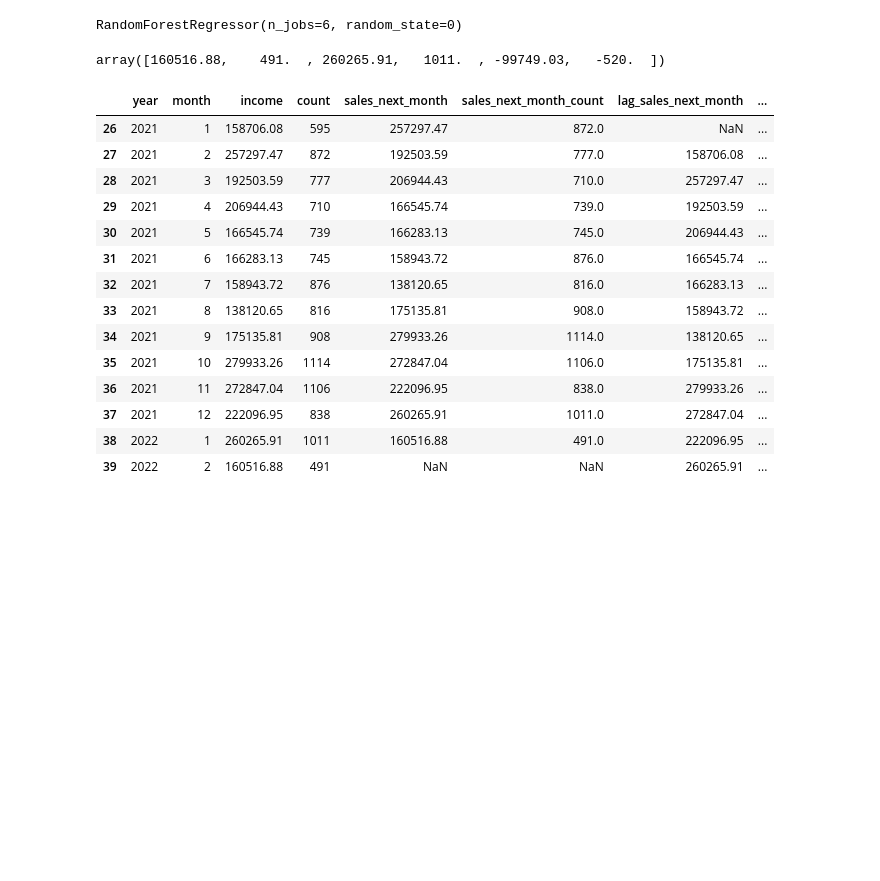
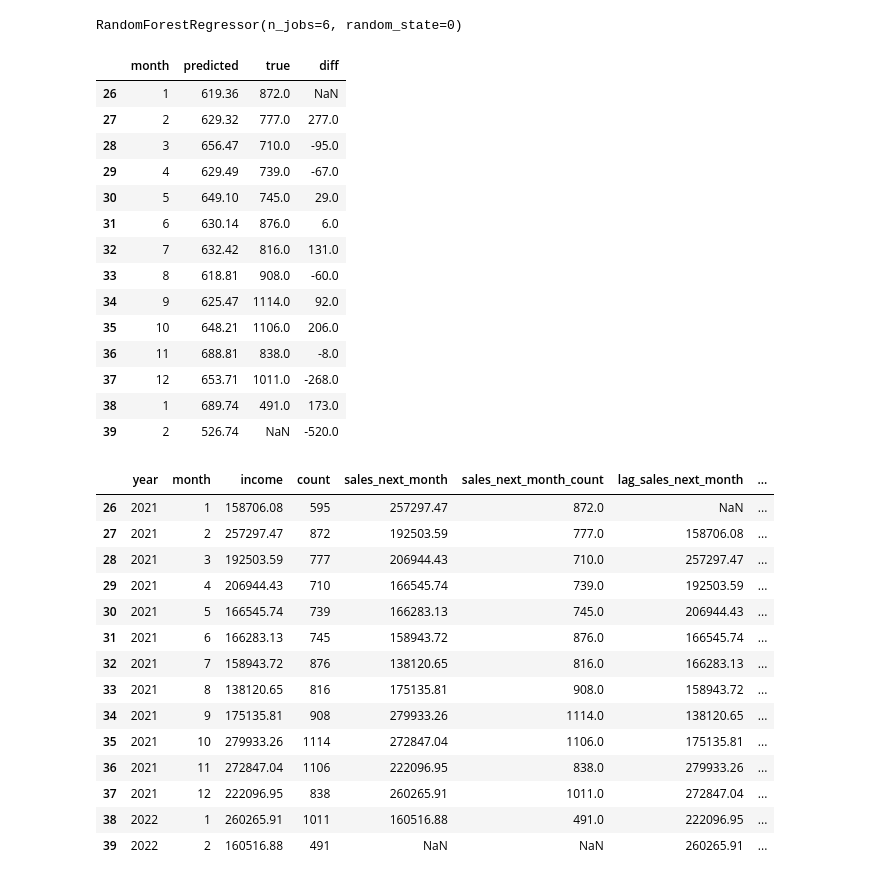
Before and after one commit to fjrp1412/machine-learning-dicascada, a Jupyter notebook: notebooks/sales/model_per_month.ipynb, the cells around one changed output. Cells and saved outputs as stored; diff of their text form; code cells hidden in the pictures; blank space fills up the shorter version.

Commit message:
add sales income and sales count for month in the next year

```diff
--- a/notebooks/sales/model_per_month.ipynb
+++ b/notebooks/sales/model_per_month.ipynb
@@ -289,22 +278,35 @@ RandomForestRegressor(n_jobs=6, random_state=0)
 # %%
 # Predicting sales for everyh month with the model
 # This model just predict the income of the next month, not how many sales
 
 # The final data frame is just for seing true values and predicted values
 # Again, same shit, but for sales count
 
 
 Xval_per_month_count = imputer.fit_transform(data_valid[features_count])
 yval_per_month_count = data_valid['sales_next_month_count']
 ["income", "count"]
 
-prediction_per_month_count = model_count.predict(Xval_per_month)
+prediction_per_month_count = model_count.predict(Xval_per_month_count)
 
 df_forest_per_month_count = pd.DataFrame({"month": data_valid["month"] ,"predicted": prediction_per_month_count, "true": yval_per_month_count, "diff": data_valid["diff_sales_next_month_count"]})
 df_forest_per_month_count
-Xval_per_month_count[-1]
 # %% [output]
-array([160516.88,    491.  , 260265.91,   1011.  , -99749.03,   -520.  ])
+|  | month | predicted | true | diff |
+| 26 | 1 | 619.36 | 872.0 | NaN |
+| 27 | 2 | 629.32 | 777.0 | 277.0 |
+| 28 | 3 | 656.47 | 710.0 | -95.0 |
+| 29 | 4 | 629.49 | 739.0 | -67.0 |
+| 30 | 5 | 649.10 | 745.0 | 29.0 |
+| 31 | 6 | 630.14 | 876.0 | 6.0 |
+| 32 | 7 | 632.42 | 816.0 | 131.0 |
+| 33 | 8 | 618.81 | 908.0 | -60.0 |
+| 34 | 9 | 625.47 | 1114.0 | 92.0 |
+| 35 | 10 | 648.21 | 1106.0 | 206.0 |
+| 36 | 11 | 688.81 | 838.0 | -8.0 |
+| 37 | 12 | 653.71 | 1011.0 | -268.0 |
+| 38 | 1 | 689.74 | 491.0 | 173.0 |
+| 39 | 2 | 526.74 | NaN | -520.0 |
 # %%
 data_valid
 # %% [output]
```
Also changed, not shown: parts of 1 cell of this notebook, 1 other file.
